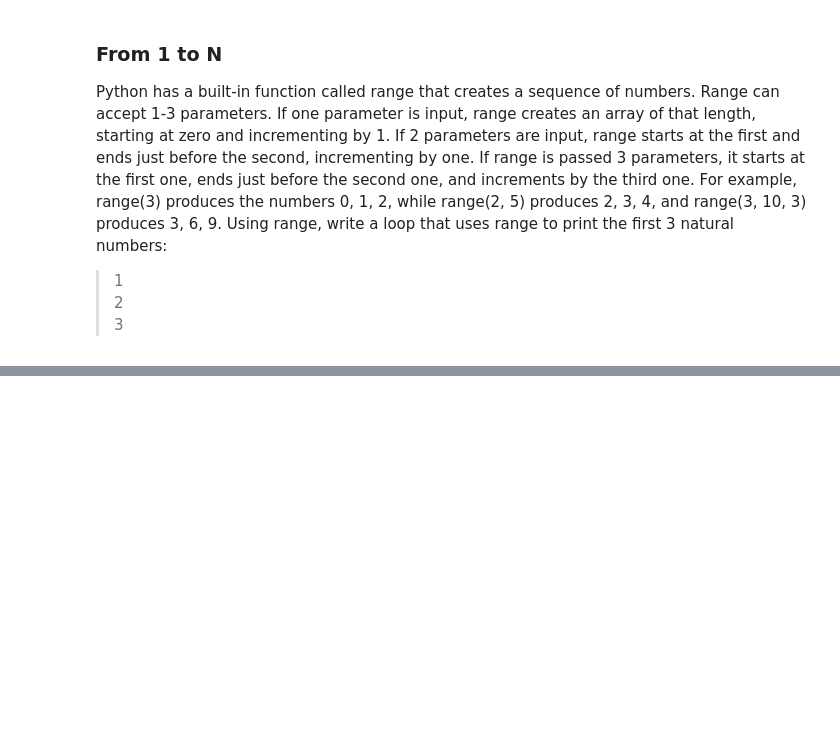
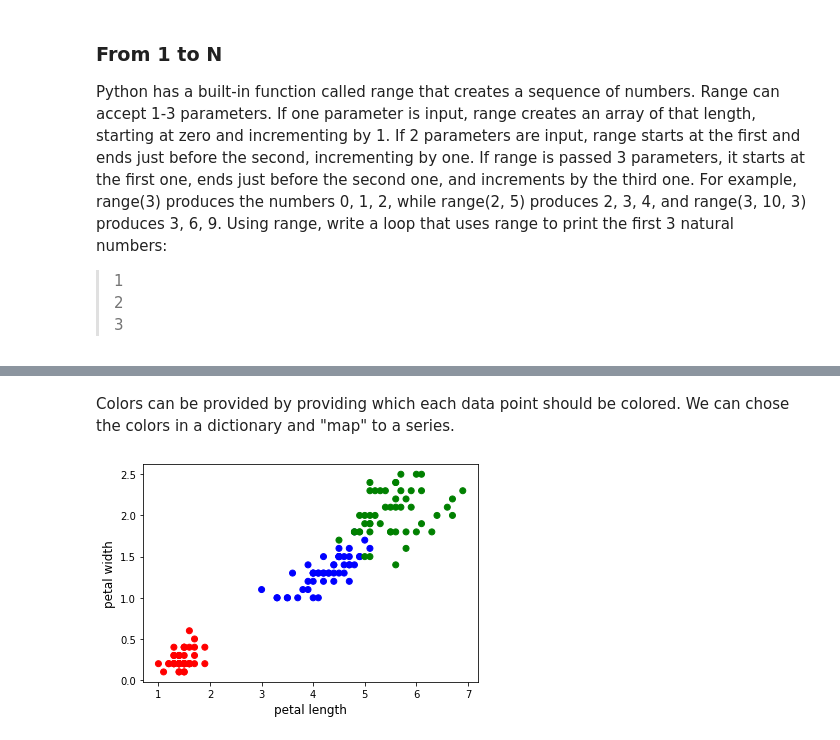
Before and after one commit to russodanielp/intro_cheminformatics, a Jupyter notebook: Lab 03 - Basic Python/lab.ipynb, the cells around one changed output, grey strips where cells are left out. Saved outputs shown, nothing was run; the diff lists cells and outputs as text; code cells hidden in the pictures; blank space fills up the shorter version.

```diff
--- a/Lab 03 - Basic Python/lab.ipynb
+++ b/Lab 03 - Basic Python/lab.ipynb
@@ -265,0 +271,17 @@ np.loadtxt(...)
+# %% [markdown]
+Colors can be provided by providing which each data point should be colored.  We can chose the colors in a dictionary and "map" to a series.
+# %%
+fig, ax = plt.subplots()
+
+colors = {'versicolor':'blue',
+          'virginica':'green',
+          'setosa':'red'}
+
+ax.scatter(iris['petal_length'], iris['petal_width'], color=iris['species'].map(colors))
+
+ax.set_xlabel('petal length', fontsize=12)
+ax.set_ylabel('petal width', fontsize=12)
+
+plt.show()
+# %% [output]
+[figure, added]
```
Also changed, not shown: parts of 68 cells of this notebook.
